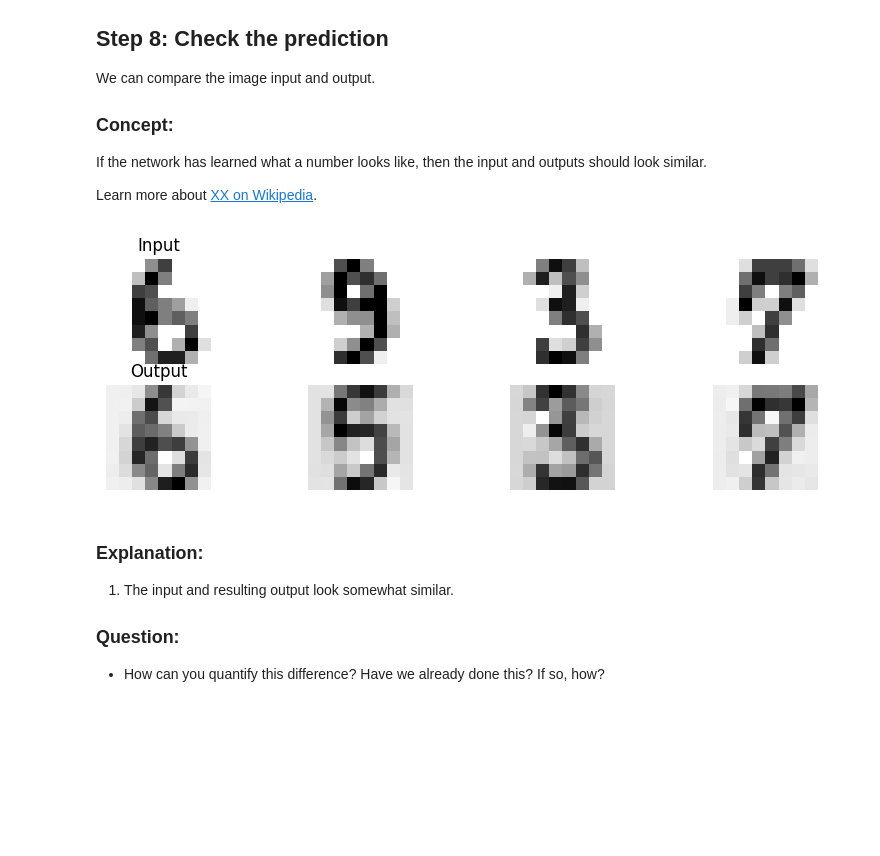
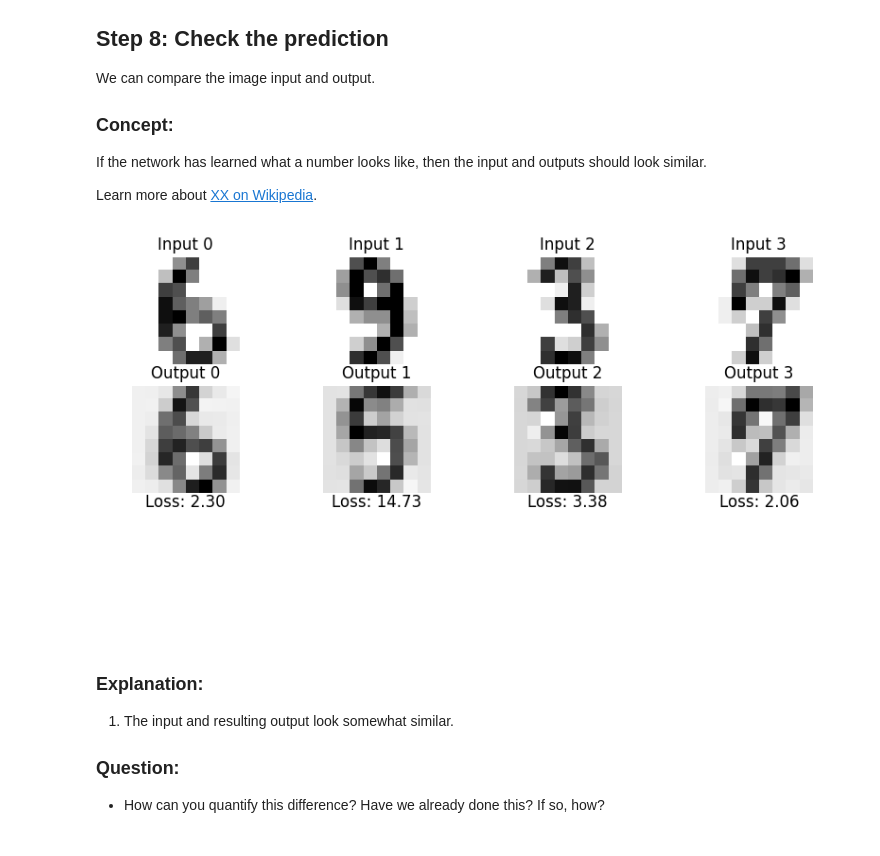
Before and after one commit to gordonwatts/hsf-india-ml-tutorial-2024-05, a Jupyter notebook: 02-autoencoder_jax_haiku.ipynb, the cells around one changed output. Saved outputs shown, nothing was run; the diff lists cells and outputs as text; code cells hidden in the pictures; blank space fills up the shorter version.

Commit message:
Fiddled with plotting

```diff
--- a/02-autoencoder_jax_haiku.ipynb
+++ b/02-autoencoder_jax_haiku.ipynb
@@ -294,20 +294,25 @@ If the network has learned what a number looks like, then the input and outputs
 
 Learn more about [XX on Wikipedia](https://en.wikipedia.org/wiki/XX).
 # %%
-_, axes = plt.subplots(nrows=2, ncols=4, figsize=(10, 3))
+_, axes = plt.subplots(nrows=3, ncols=4, figsize=(10, 5))
 predicted_data, _ = model.apply(params, rng, test_data)
+data_losses = jnp.mean(((predicted_data - test_data) ** 2), axis=1)
+
 for i in range(4):
+    axes[0][i].set_title(f'Input {i}')
     axes[0][i].set_axis_off()
     axes[0][i].imshow(test_data[i].reshape(8, 8),
                       cmap=plt.cm.gray_r, interpolation="nearest")
 
+    axes[1][i].set_title(f'Output {i}')
     axes[1][i].set_axis_off()
     axes[1][i].imshow(predicted_data[i].reshape(8, 8),
                       cmap=plt.cm.gray_r, interpolation="nearest")
-axes[0][0].set_title('Input')
-_= axes[1][0].set_title('Output')
+
+    axes[2][i].set_title(f'Loss: {data_losses[i]:0.2f}')
+    axes[2][i].set_axis_off()
 # %% [output]
-[figure, old version]
+[figure, new version]
 # %% [markdown]
 ### Explanation:
  1. The input and resulting output look somewhat similar.
```
Also changed, not shown: parts of 2 cells of this notebook.
